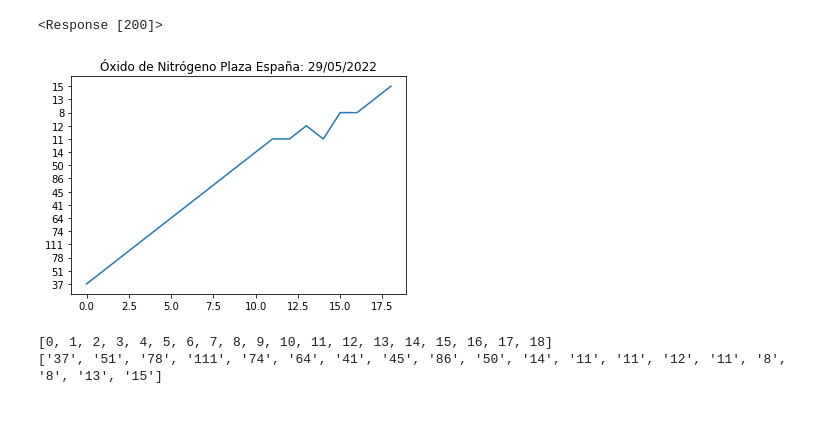
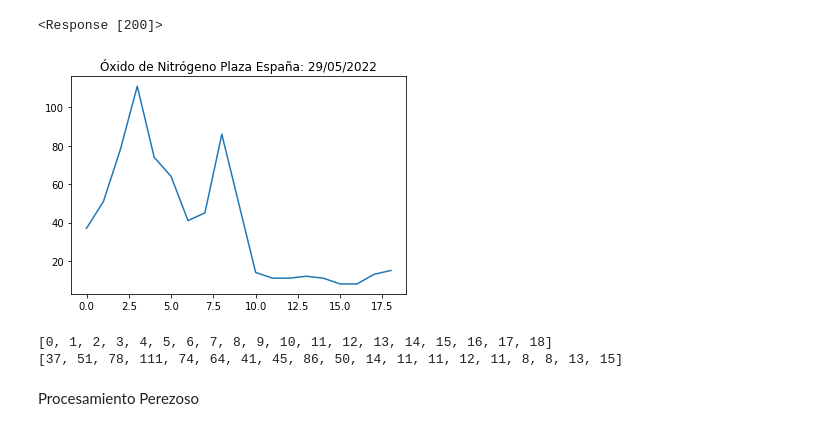
Before and after one commit to breko151/ANALISIS_DATOS, a Jupyter notebook: WEB_SCRAPPING/Request.ipynb, the cells around one changed output. Saved outputs shown, nothing was run; the diff lists cells and outputs as text; code cells hidden in the pictures.

```diff
--- a/WEB_SCRAPPING/Request.ipynb
+++ b/WEB_SCRAPPING/Request.ipynb
@@ -15,24 +15,26 @@ import csv
 # %%
 vs = []
 horas = []
 with open(path + 'horario.txt') as csvfile:
     readCSV = csv.reader(csvfile, delimiter = ",")
     for row in readCSV:
         if(row[0] + row[1] + row[2] == '28079004' and row[3] == '12'):
             hora = 0
             desp = 9
             while hora <= 23:
                 if row[desp + 2 * hora + 1] == 'V':
-                    vs.append(row[desp + 2 * hora])
+                    vs.append(int(row[desp + 2 * hora]))
                     horas.append(hora)
                 hora += 1
 
 plt.title("Óxido de Nitrógeno Plaza España: " + row[8] + "/" + row[7] + "/" + row[6])
 plt.plot(horas, vs)
 plt.show()
 print(horas)
 print(vs)
 # %% [output]
-[figure, old version]
+[figure, new version]
 [0, 1, 2, 3, 4, 5, 6, 7, 8, 9, 10, 11, 12, 13, 14, 15, 16, 17, 18]
-['37', '51', '78', '111', '74', '64', '41', '45', '86', '50', '14', '11', '11', '12', '11', '8', '8', '13', '15']
+[37, 51, 78, 111, 74, 64, 41, 45, 86, 50, 14, 11, 11, 12, 11, 8, 8, 13, 15]
+# %% [markdown]
+Procesamiento Perezoso
```
Also changed, not shown: parts of 2 cells of this notebook.
